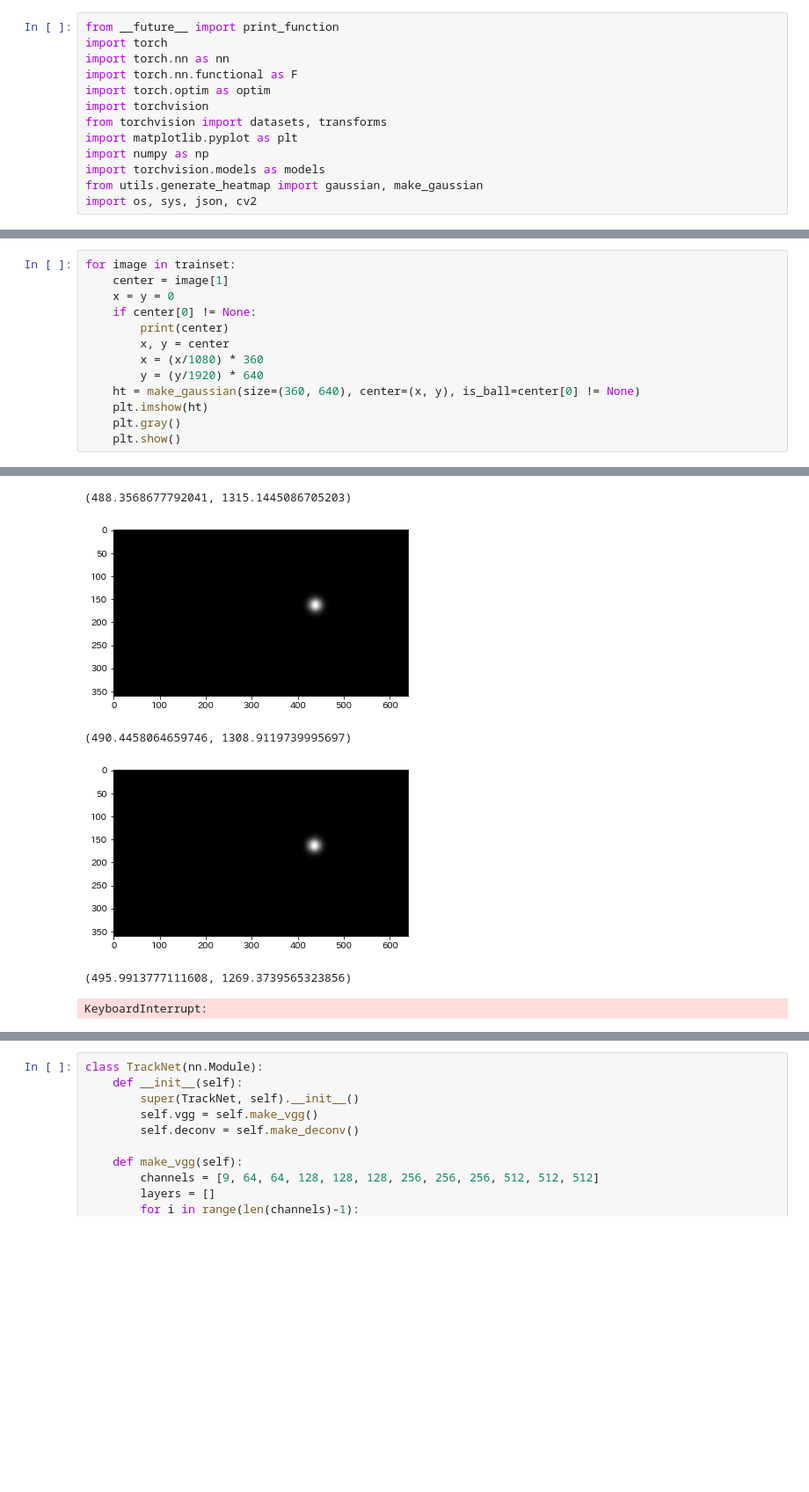
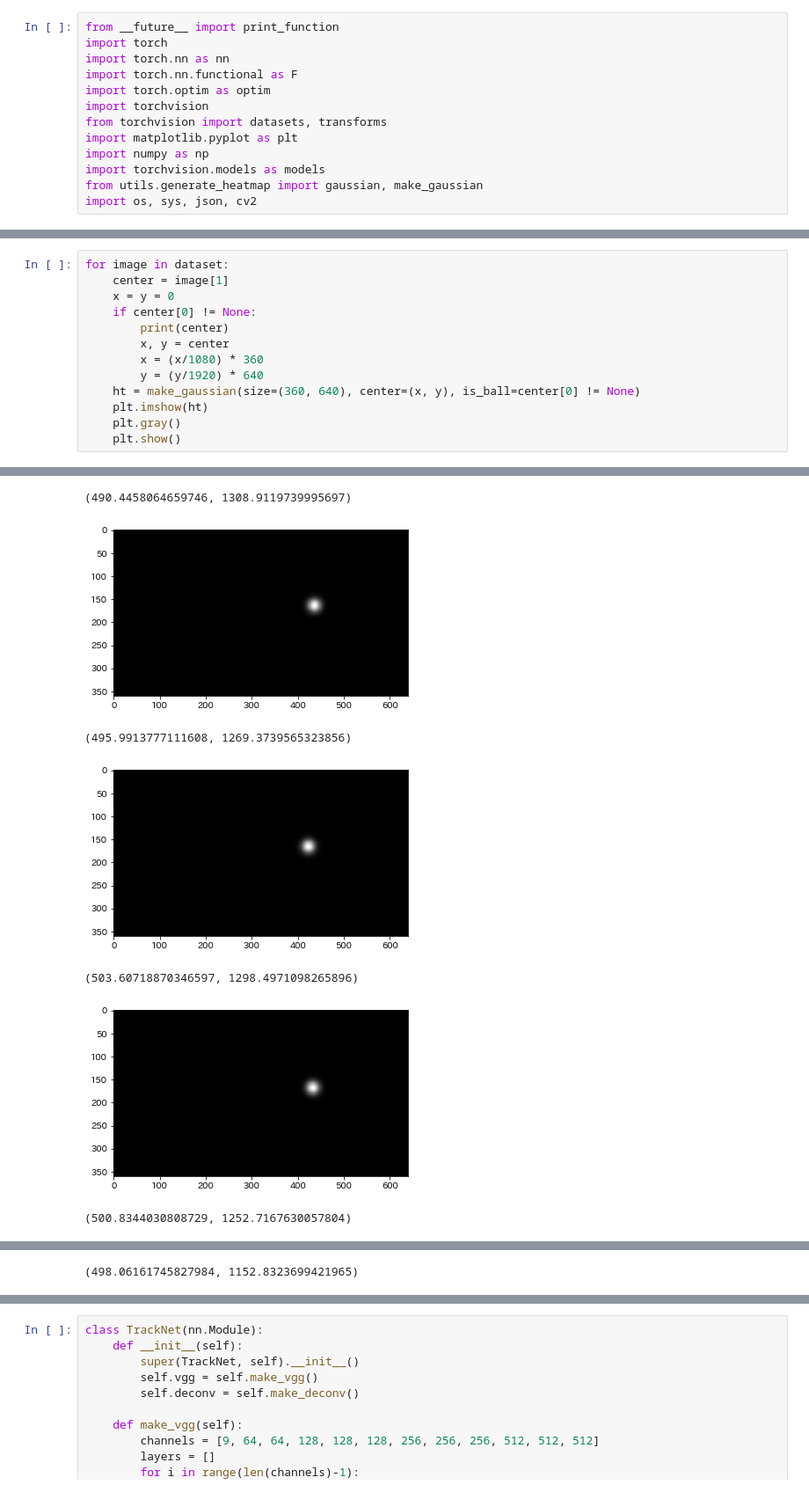
Before and after one commit to ishigen425/ball_tracking, a Jupyter notebook: Untitled.ipynb, the cells around one changed output, grey strips where cells are left out. Shown at 88% size. Cells and saved outputs as stored; diff of their text form; blank space fills up the shorter version.

```diff
--- a/Untitled.ipynb
+++ b/Untitled.ipynb
@@ -62,24 +62,25 @@ dataset
   (640.8600770218228, 1292.9479768786127)],
  ...]
 # %%
-for image in trainset:
+for image in dataset:
     center = image[1]
     x = y = 0
     if center[0] != None:
         print(center)
         x, y = center
         x = (x/1080) * 360
         y = (y/1920) * 640
     ht = make_gaussian(size=(360, 640), center=(x, y), is_ball=center[0] != None)
     plt.imshow(ht)
     plt.gray()
     plt.show()
 # %% [output]
 [figure]
 [figure]
-(488.3568677792041, 1315.1445086705203)
+(490.4458064659746, 1308.9119739995697)
 [figure]
-(490.4458064659746, 1308.9119739995697)
+(495.9913777111608, 1269.3739565323856)
-[figure, old version]
+[figure, new version]
-(495.9913777111608, 1269.3739565323856)
+(503.60718870346597, 1298.4971098265896)
+[figure, added]
-KeyboardInterrupt:
+(500.8344030808729, 1252.7167630057804)
@@ -85,0 +88 @@ KeyboardInterrupt:
+(498.06161745827984, 1152.8323699421965)
```
Also changed, not shown: parts of 2 cells of this notebook, 5 other files.
